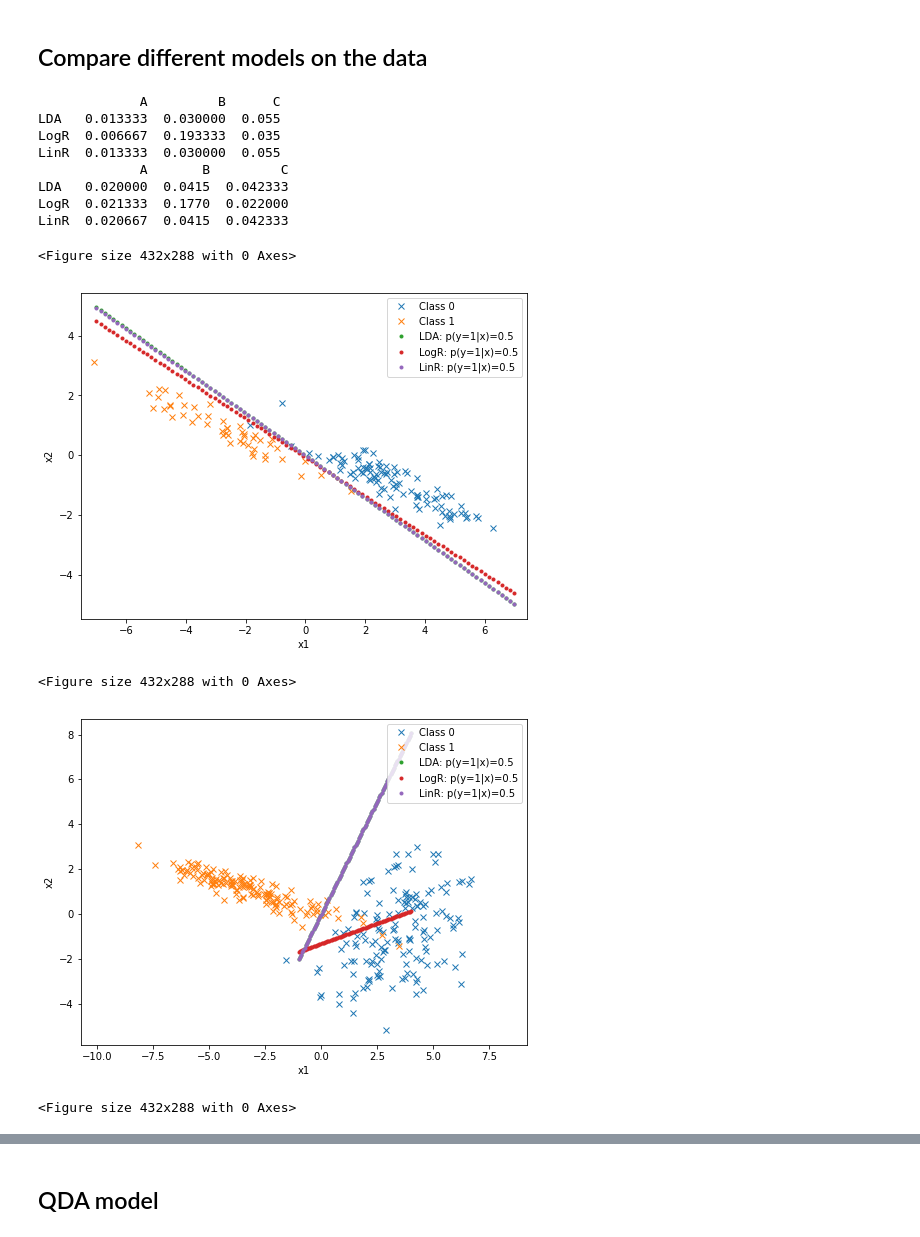
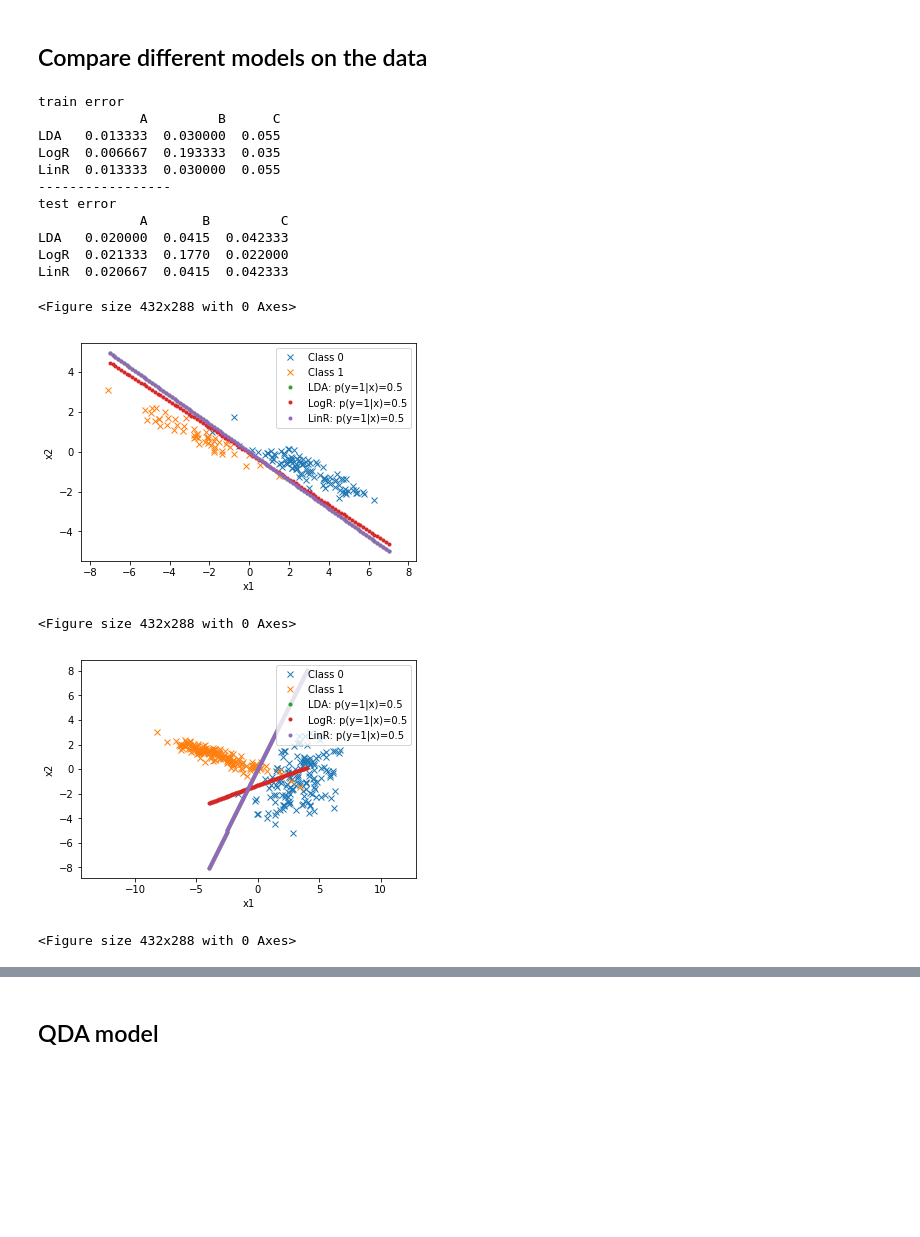
Before and after one commit to fern35/MVA_PGM, a Jupyter notebook: tp1.ipynb, the cells around one changed output, grey strips where cells are left out. Drawn from its saved outputs; the diff is of its cells as text; code cells hidden in the pictures; blank space fills up the shorter version.

```diff
--- a/tp1.ipynb
+++ b/tp1.ipynb
@@ -259,7 +243,10 @@ error_test.append([LinearRegression_predict(wA2,testA),LinearRegression_predict(
 # print
 error_train = pd.DataFrame(error_train,columns=['A','B','C'],index=['LDA','LogR','LinR'])
 error_test = pd.DataFrame(error_test,columns=['A','B','C'],index=['LDA','LogR','LinR'])
+print('train error')
 print(error_train)
+print('-----------------')
+print('test error')
 print(error_test)
 
 # visualization of cloud of points
@@ -267,42 +254,45 @@ def compare_cloud(data,wLDA,cLDA,wLogR,wLinR,line_xrange):
     plt.clf()
     data0 = data[data[:,2]==0]
     data1 = data[data[:,2]==1]
-    plt.figure(figsize=(8,6))
+    plt.figure(figsize=(6,4))
     # cloud of points
     plt.plot(data0[:,0],data0[:,1],'x', label='Class 0')
     plt.plot(data1[:,0],data1[:,1],'x', label='Class 1')
     # the line p(y=1|x)=0.5
     xline = np.linspace(line_xrange[0],line_xrange[1], num=100)
     yline = (-wLDA[0]*xline - cLDA)/wLDA[1]
     plt.plot(xline,yline,'.', label='LDA: p(y=1|x)=0.5')
 
     xline = np.linspace(line_xrange[0],line_xrange[1], num=100)
     yline = (-wLogR[0][0]*xline - wLogR[2][0])/wLogR[1][0]
     plt.plot(xline,yline,'.', label='LogR: p(y=1|x)=0.5')
 
     xline = np.linspace(line_xrange[0],line_xrange[1], num=100)
     yline = (-wLinR[0][0]*xline - wLinR[2][0]+0.5)/wLinR[1][0]
     plt.plot(xline,yline,'.', label='LinR: p(y=1|x)=0.5')
 
     plt.axis('equal')
     plt.xlabel('x1')
     plt.ylabel('x2')
     plt.legend(loc=1)
     plt.show()
 compare_cloud(trainA,wA,cA,wA1,wA2,(-7,7))
-compare_cloud(trainB,wB,cB,wB1,wB2,(-1,4))
-compare_cloud(trainC,wC,cC,wC1,wC2,(0,5))
+compare_cloud(trainB,wB,cB,wB1,wB2,(-4,4))
+compare_cloud(trainC,wC,cC,wC1,wC2,(-1,1))
 # %% [output]
+train error
              A         B      C
 LDA   0.013333  0.030000  0.055
 LogR  0.006667  0.193333  0.035
 LinR  0.013333  0.030000  0.055
+-----------------
+test error
              A       B         C
 LDA   0.020000  0.0415  0.042333
 LogR  0.021333  0.1770  0.022000
 LinR  0.020667  0.0415  0.042333
 <Figure size 432x288 with 0 Axes>
-[figure, old version]
+[figure, new version]
 <Figure size 432x288 with 0 Axes>
-[figure, old version]
+[figure, new version]
 <Figure size 432x288 with 0 Axes>
```
Also changed, not shown: parts of 8 cells of this notebook.
